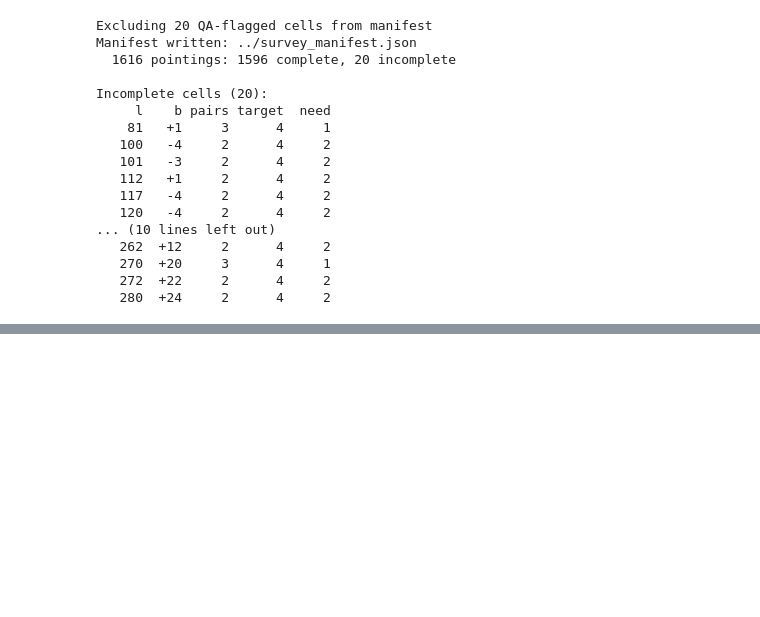
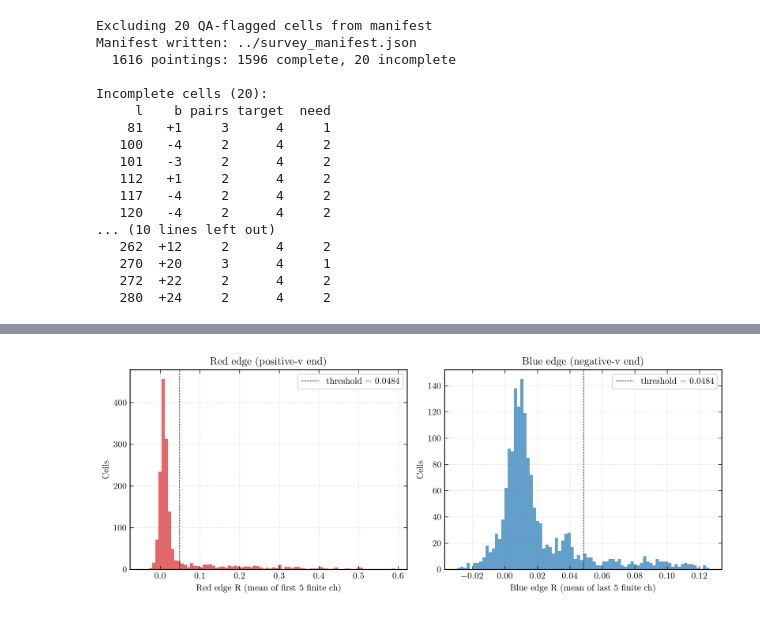
Before and after one commit to raw-asparagus/ay-121, a Jupyter notebook: labs/04/notebooks/02a_scan_diagnostics.ipynb, the cells around one changed output, grey strips where cells are left out. Drawn from its saved outputs; the diff is of its cells as text; code cells hidden in the pictures; blank space fills up the shorter version.

```diff
--- a/labs/04/notebooks/02a_scan_diagnostics.ipynb
+++ b/labs/04/notebooks/02a_scan_diagnostics.ipynb
@@ -250,0 +322,28 @@ Incomplete cells (20):
+# %%
+# Edge value distributions
+fig, axes = plt.subplots(1, 2, figsize=(10, 4))
+
+valid = np.isfinite(red_edge)
+axes[0].hist(red_edge[valid], bins=80, color='C3', alpha=0.7,
+             edgecolor='none')
+axes[0].axvline(TRUNC_THRESH, color='k', ls='--', lw=LW_FINE,
+                label=f'threshold = {TRUNC_THRESH:.4f}')
+axes[0].set_xlabel('Red edge R (mean of first 5 finite ch)', fontsize=LABEL_SIZE)
+axes[0].set_ylabel('Cells', fontsize=LABEL_SIZE)
+axes[0].set_title('Red edge (positive-v end)', fontsize=EMPHASIS_SIZE)
+axes[0].legend(fontsize=TICK_SIZE)
+
+valid = np.isfinite(blue_edge)
+axes[1].hist(blue_edge[valid], bins=80, color='C0', alpha=0.7,
+             edgecolor='none')
+axes[1].axvline(TRUNC_THRESH, color='k', ls='--', lw=LW_FINE,
+                label=f'threshold = {TRUNC_THRESH:.4f}')
+axes[1].set_xlabel('Blue edge R (mean of last 5 finite ch)', fontsize=LABEL_SIZE)
+axes[1].set_ylabel('Cells', fontsize=LABEL_SIZE)
+axes[1].set_title('Blue edge (negative-v end)', fontsize=EMPHASIS_SIZE)
+axes[1].legend(fontsize=TICK_SIZE)
+
+plt.tight_layout()
+plt.show()
+# %% [output]
+[figure, added]
```
Also changed, not shown: parts of 5 cells of this notebook, 7 other files.
